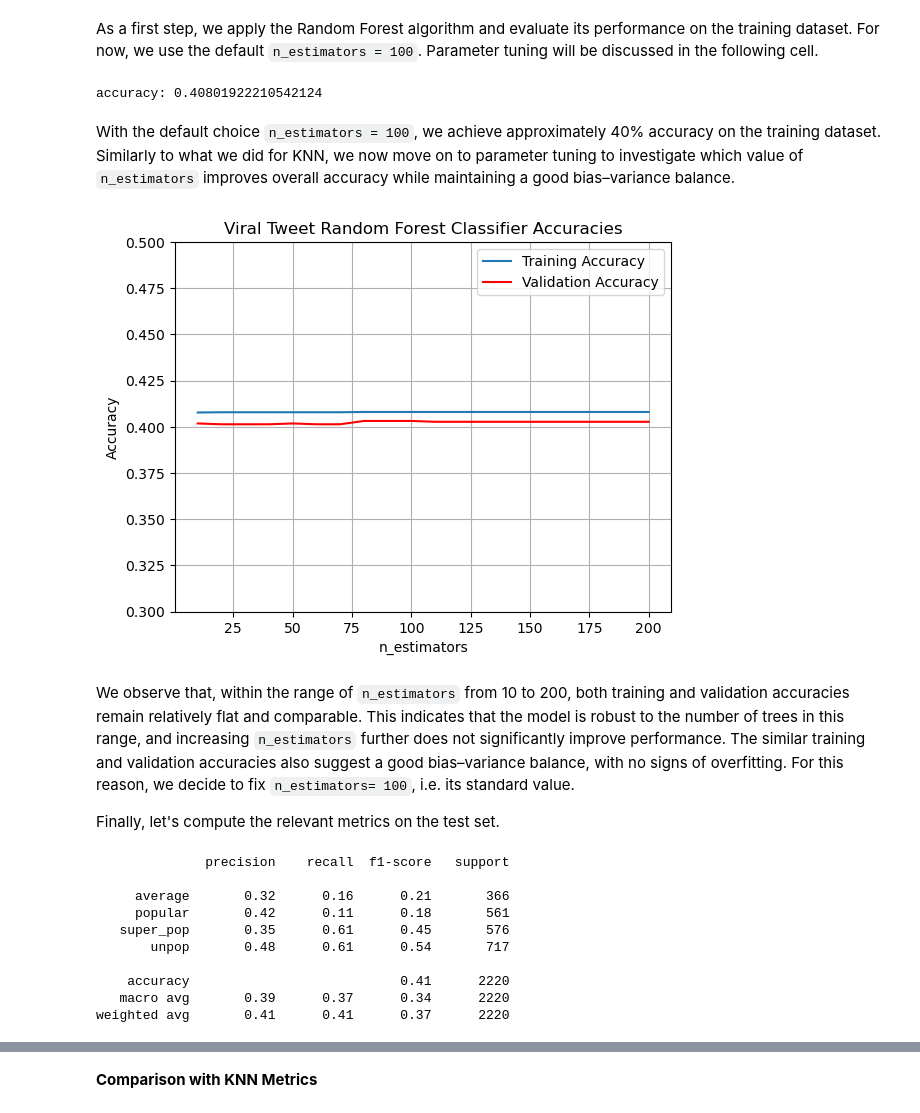
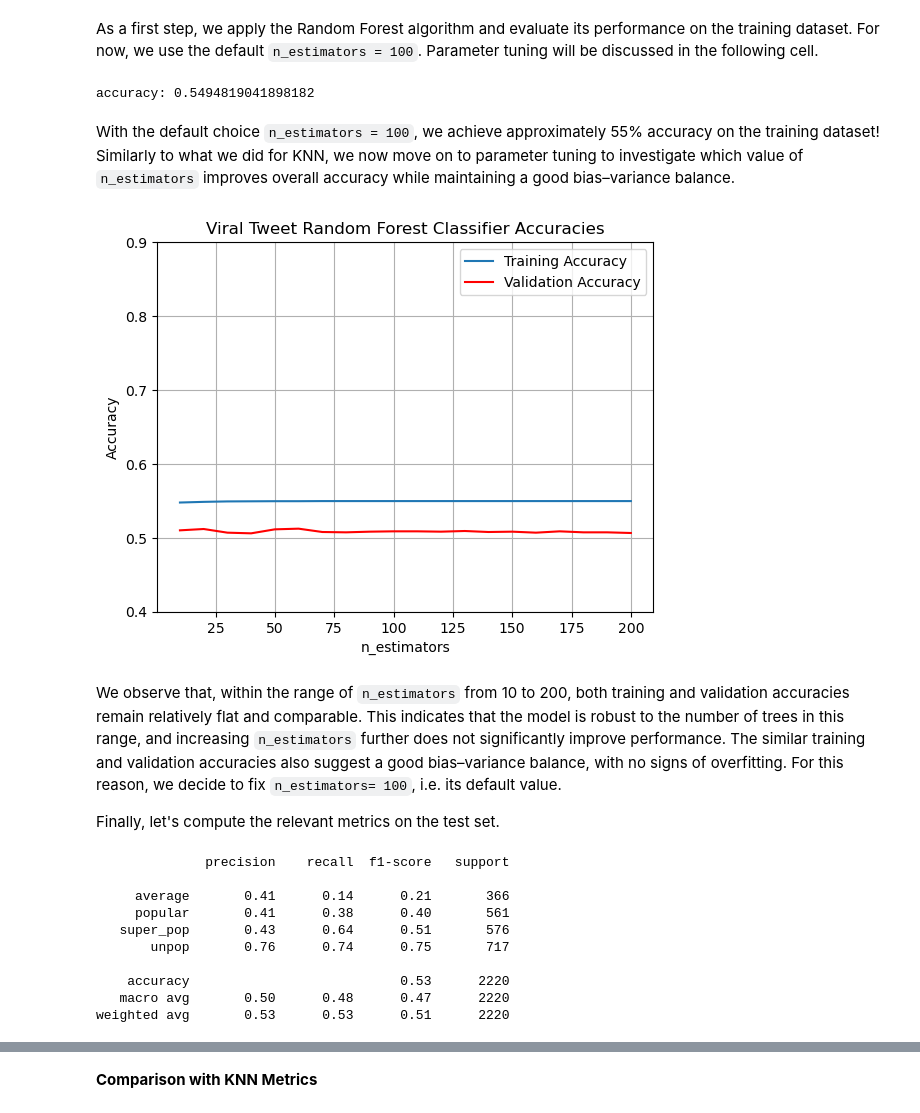
Before and after one commit to alessandrodondarini/tweet-virality-prediction, a Jupyter notebook: notebooks/supML_twitter.ipynb, the cells around one changed output, grey strips where cells are left out. Saved outputs shown, nothing was run; the diff lists cells and outputs as text; code cells hidden in the pictures.

Commit message:
Improved Random Forest performances

```diff
--- a/notebooks/supML_twitter.ipynb
+++ b/notebooks/supML_twitter.ipynb
@@ -431,12 +425,0 @@ To simplify, we categorize them into two groups:
-# %%
-import warnings
-warnings.filterwarnings('ignore')
-
-
-average = df_random['length'].mean()
-def iswordy(row):
-    if row['length'] > average:
-        return 1
-    else:
-        return 0
-df_random['is_wordy'] = df_random.apply(iswordy, axis = 1)
@@ -446,8 +425,0 @@ Tweets with a number of mentions above the 75th percentile are categorized as `h
-# %%
-perc75 = np.percentile(df_random['mention_no'],75)
-def ismentioned(row):
-    if row['mention_no'] > perc75:
-        return 1
-    else:
-        return 0
-df_random['is_mentioned'] = df_random.apply(ismentioned, axis = 1)
@@ -461,8 +425,0 @@ Tweets are divided into four groups:
-# %%
-threshold = 2
-def hashclass(row):
-    if row['hash_no'] > threshold:
-        return 3
-    else:
-        return row['hash_no']
-df_random['hash_class'] = df_random.apply(hashclass, axis = 1)
@@ -487,6 +428,6 @@ Again, let's collect the relvant features and labels and split them into train,
 # %%
 labels = df_random[['popularity']]
-data = df_random[['hash_class','is_eng','is_mentioned','is_wordy']]
+data = df_random[['mention_no','is_eng','hash_no','length']]
 
 X_train, X_test, y_train, y_test = train_test_split(data, labels, test_size=0.2,random_state = 42)
 
@@ -502,9 +443,9 @@ forest.fit(X_train, y_train)
 pred_train_labels = forest.predict(X_train)
 print('accuracy:', accuracy_score(y_train, pred_train_labels))
 # %% [output]
-accuracy: 0.40801922210542124
+accuracy: 0.5494819041898182
 # %% [markdown]
-With the default choice `n_estimators = 100`, we achieve approximately 40% accuracy on the training dataset. Similarly to what we did for KNN, we now move on to parameter tuning to investigate which value of `n_estimators` improves overall accuracy while maintaining a good bias–variance balance.
+With the default choice `n_estimators = 100`, we achieve approximately 55% accuracy on the training dataset! Similarly to what we did for KNN, we now move on to parameter tuning to investigate which value of `n_estimators` improves overall accuracy while maintaining a good bias–variance balance.
 # %%
 training_acc = []
 validation_acc = []
@@ -521,18 +462,18 @@ for n_tree in range(10,210, 10):
 # %%
 n_tree_list= range(10,210, 10)
 plt.plot(n_tree_list, training_acc, label= 'Training Accuracy')
 plt.plot(n_tree_list, validation_acc, c = 'red', label = 'Validation Accuracy')
 plt.xlabel('n_estimators')
 plt.ylabel('Accuracy')
-plt.ylim(0.3,0.5)
+plt.ylim(0.4,0.9)
 plt.title("Viral Tweet Random Forest Classifier Accuracies")
 plt.legend()
 plt.grid(True)
 plt.show()
 # %% [output]
-[figure, old version]
+[figure, new version]
 # %% [markdown]
-We observe that, within the range of `n_estimators` from 10 to 200, both training and validation accuracies remain relatively flat and comparable. This indicates that the model is robust to the number of trees in this range, and increasing `n_estimators` further does not significantly improve performance. The similar training and validation accuracies also suggest a good bias–variance balance, with no signs of overfitting. For this reason, we decide to fix `n_estimators= 100`, i.e. its standard value.
+We observe that, within the range of `n_estimators` from 10 to 200, both training and validation accuracies remain relatively flat and comparable. This indicates that the model is robust to the number of trees in this range, and increasing `n_estimators` further does not significantly improve performance. The similar training and validation accuracies also suggest a good bias–variance balance, with no signs of overfitting. For this reason, we decide to fix `n_estimators= 100`, i.e. its default value.
 
 Finally, let's compute the relevant metrics on the test set.
 # %%
@@ -549,11 +490,11 @@ print(reportRF)
 # %% [output]
               precision    recall  f1-score   support
 
-     average       0.32      0.16      0.21       366
-     popular       0.42      0.11      0.18       561
-   super_pop       0.35      0.61      0.45       576
-       unpop       0.48      0.61      0.54       717
+     average       0.41      0.14      0.21       366
+     popular       0.41      0.38      0.40       561
+   super_pop       0.43      0.64      0.51       576
+       unpop       0.76      0.74      0.75       717
 
-    accuracy                           0.41      2220
-   macro avg       0.39      0.37      0.34      2220
-weighted avg       0.41      0.41      0.37      2220
+    accuracy                           0.53      2220
+   macro avg       0.50      0.48      0.47      2220
+weighted avg       0.53      0.53      0.51      2220
```
Also changed, not shown: parts of 13 cells of this notebook.
